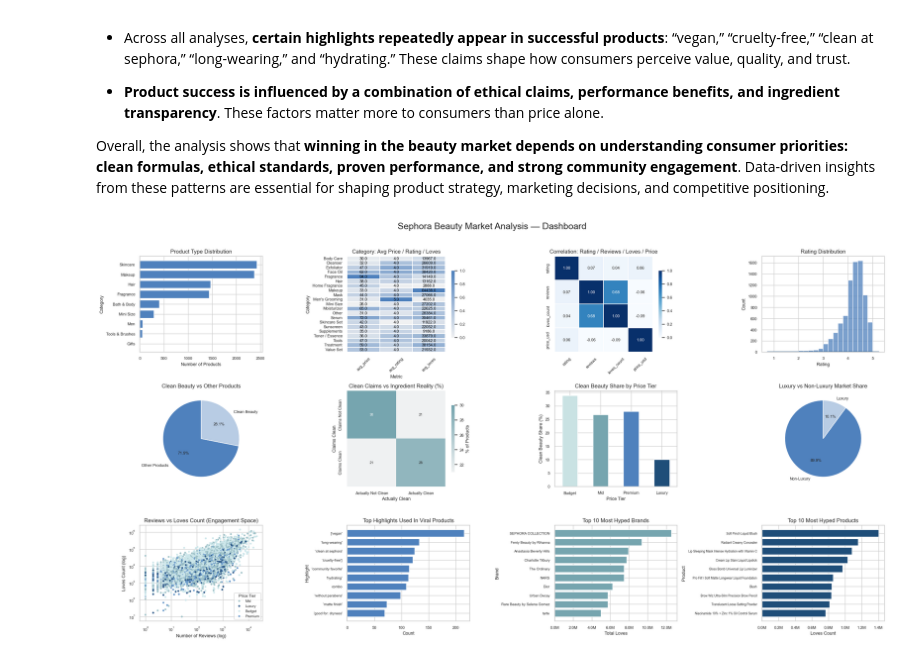
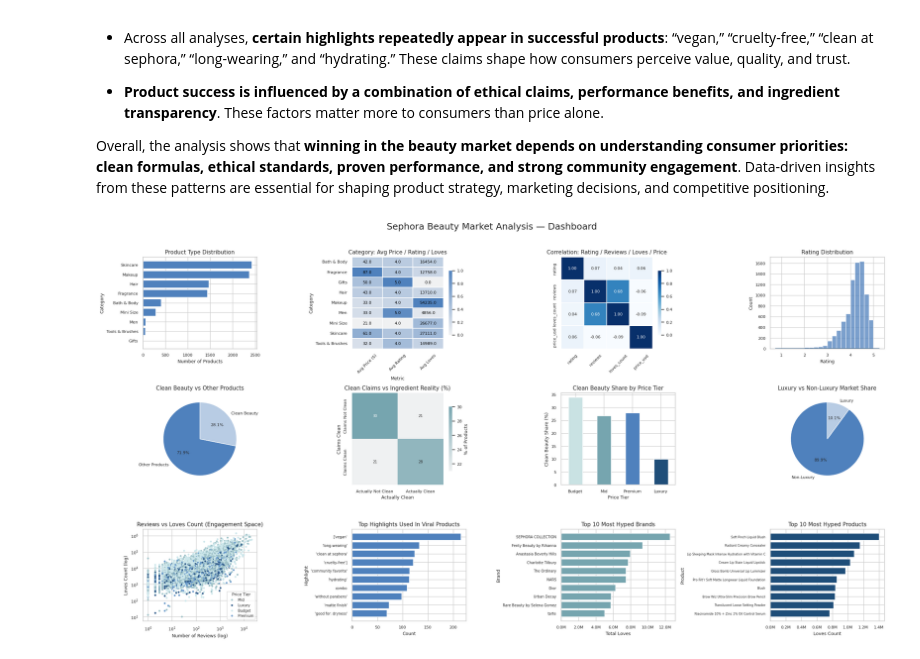
Before and after one commit to saralozi/sephora-beauty-data-analysis, a Jupyter notebook: sephora.ipynb, the cells around one changed output. Cells and saved outputs as stored; diff of their text form; code cells hidden in the pictures.

```diff
--- a/sephora.ipynb
+++ b/sephora.ipynb
@@ -1735,6 +1735,7 @@ scatter_palette = {
     "Premium": "#6A9ACB",   # medium blue
     "Luxury":  "#2E5A89"    # deep blue (luxury shade)
 }
+
 # -------------------------------------------------------
 # 1. Aggregations
 # -------------------------------------------------------
@@ -1746,27 +1747,25 @@ primary_counts = (
     .sort_values(ascending=True)
 )
 
-# (1,2) Category: Avg Price / Rating / Loves
-ax = axes[0, 1]
-
-cat_cmap = sns.light_palette("#4A90E2", n_colors=8, as_cmap=True)  # soft pastel blue
-
-sns.heatmap(
-    norm_summary,
-    ax=ax,
-    cmap=cat_cmap,
-    annot=category_summary.round(0),
-    fmt="",
-    cbar_kws={"shrink": 0.7},
-    annot_kws={"size": 8, "color": "black"},
-    linewidths=0.4,
-    linecolor="white"
+# 1.2 Category summary (assumes norm_summary & category_summary
+category_summary = (
+    products_df
+    .groupby("primary_category")[["price_usd", "rating", "loves_count"]]
+    .mean()
+    .rename(columns={
+        "price_usd": "Avg Price ($)",
+        "rating": "Avg Rating",
+        "loves_count": "Avg Loves"
+    })
+    .sort_index()
 )
 
-ax.set_title("Category: Avg Price / Rating / Loves")
-ax.set_xlabel("Metric")
-ax.set_ylabel("Category")
-ax.tick_params(axis="x", rotation=45)
+# Normalize each column to [0,1] for nicer heatmap colors
+norm_summary = (
+    category_summary - category_summary.min()
+) / (
+    category_summary.max() - category_summary.min()
+)
 
 # 1.3 Correlation matrix
 corr_matrix = products_df[["rating", "reviews", "loves_count", "price_usd"]].corr().round(2)
@@ -1861,7 +1860,6 @@ ax.set_ylabel("Category")
 
 # (1,2) Category: Avg Price / Rating / Loves
 ax = axes[0, 1]
-
 cat_cmap = sns.light_palette("#4F81BD", n_colors=8, as_cmap=True)
 
 sns.heatmap(
@@ -1875,7 +1873,6 @@ sns.heatmap(
     linewidths=0.3,
     linecolor="white"
 )
-
 ax.set_title("Category: Avg Price / Rating / Loves")
 ax.set_xlabel("Metric")
 ax.set_ylabel("Category")
@@ -1883,9 +1880,7 @@ ax.tick_params(axis="x", rotation=45)
 
 # (1,3) Correlation heatmap (stronger blues, 1.00 darkest)
 ax = axes[0, 2]
-
 corr_cmap = sns.color_palette("Blues", as_cmap=True)
-
 sns.heatmap(
     corr_matrix,
     annot=True,
@@ -1899,7 +1894,6 @@ sns.heatmap(
     linewidths=0.3,
     linecolor="white"
 )
-
 ax.set_title("Correlation: Rating / Reviews / Loves / Price")
 ax.tick_params(axis="x", rotation=45)
 
@@ -1966,7 +1960,6 @@ ax.set_title("Luxury vs Non-Luxury Market Share")
 
 # (3,1) Reviews vs Loves Count (Engagement Space)
 ax = axes[2, 0]
-
 sns.scatterplot(
     data=engagement_df,
     x="reviews",
@@ -1977,7 +1970,6 @@ sns.scatterplot(
     s=14,
     linewidth=0
 )
-
 ax.set_xscale("log")
 ax.set_yscale("log")
 ax.set_title("Reviews vs Loves Count (Engagement Space)")
@@ -1985,34 +1977,34 @@ ax.set_xlabel("Number of Reviews (log)")
 ax.set_ylabel("Loves Count (log)")
 ax.legend(title="Price Tier", fontsize=7, title_fontsize=8, loc="lower right")
 
-# Top Highlights of Viral Products
+# (3,2) Top Highlights of Viral Products
 ax = axes[2, 1]
 ax.barh(top_highlights.index, top_highlights.values, color=primary_blue)
 ax.set_title("Top Highlights Used In Viral Products")
 ax.set_xlabel("Count")
 ax.set_ylabel("Highlight")
 ax.tick_params(axis="y", labelsize=7)
 
-# Top 10 Brands by Total Loves
+# (3,3) Top 10 Brands by Total Loves
 ax = axes[2, 2]
 ax.barh(top_brands.index, top_brands["total_loves"], color=teal)
 ax.set_title("Top 10 Most Hyped Brands")
 ax.set_xlabel("Total Loves")
 ax.set_ylabel("Brand")
 ax.tick_params(axis="y", labelsize=7)
 ax.xaxis.set_major_formatter(mtick.FuncFormatter(lambda x, p: f"{x/1e6:.1f}M"))
 
-# Top 10 Products by Loves
+# (3,4) Top 10 Products by Loves
 ax = axes[2, 3]
 ax.barh(top_products.index, top_products.values, color=dark_blue)
 ax.set_title("Top 10 Most Hyped Products")
 ax.set_xlabel("Loves Count")
 ax.set_ylabel("Product")
 ax.tick_params(axis="y", labelsize=6)
 ax.xaxis.set_major_formatter(mtick.FuncFormatter(lambda x, p: f"{x/1e6:.1f}M"))
 
 # -------------------------------------------------------
 plt.tight_layout(rect=[0, 0, 1, 0.95])
 plt.show()
 # %% [output]
-[figure, old version]
+[figure, new version]
```
Also changed, not shown: parts of 58 cells of this notebook, 1 other file.
